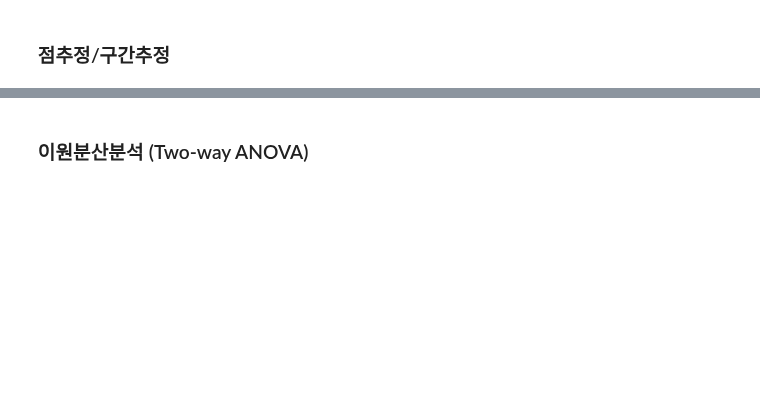
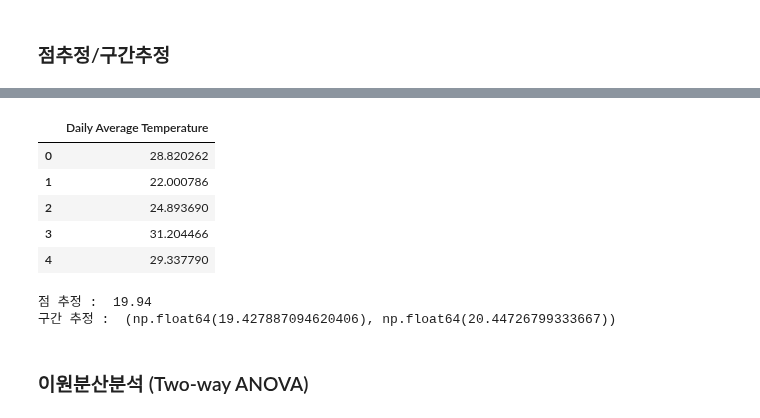
Before and after one commit to cms6090/Big-Data-Analysis, a Jupyter notebook: 3유형/캐글.ipynb, the cells around one changed output, grey strips where cells are left out. Drawn from its saved outputs; the diff is of its cells as text; code cells hidden in the pictures; blank space fills up the shorter version.

```diff
--- a/3유형/캐글.ipynb
+++ b/3유형/캐글.ipynb
@@ -357,2 +458,30 @@ print("3. 향상도 : ", (len(df[(df["빼빼로"] == 1) & (df["오징어칩"] ==
+# %%
+df = pd.read_csv("../data/daily_temperatures.csv")
+df.head()
+# %% [output]
+|  | Daily Average Temperature |
+| 0 | 28.820262 |
+| 1 | 22.000786 |
+| 2 | 24.893690 |
+| 3 | 31.204466 |
+| 4 | 29.337790 |
+# %%
+# 점추정: 샘플 평균 계산
+sample_mean = df["Daily Average Temperature"].mean()
+print("점 추정 : ", round(sample_mean, 2))
+
+# 구간추정: 샘플 표준편차 계산 및 신뢰구간 계산
+confidence_level = 0.95
+sample_std = df["Daily Average Temperature"].std()
+
+# 자유도 n - 1로 설정
+n_samples = len(df)
+
+# 95% 신뢰구간 계산
+CI = stats.t.interval(confidence_level, df = n_samples - 1, loc = sample_mean, scale = sample_std / (n_samples**0.5))
+print("구간 추정 : ", CI)
+# %% [output]
+점 추정 :  19.94
+구간 추정 :  (np.float64(19.427887094620406), np.float64(20.44726799333667))
 # %% [markdown]
 ### 이원분산분석 (Two-way ANOVA)
```
Also changed, not shown: parts of 14 cells of this notebook.
